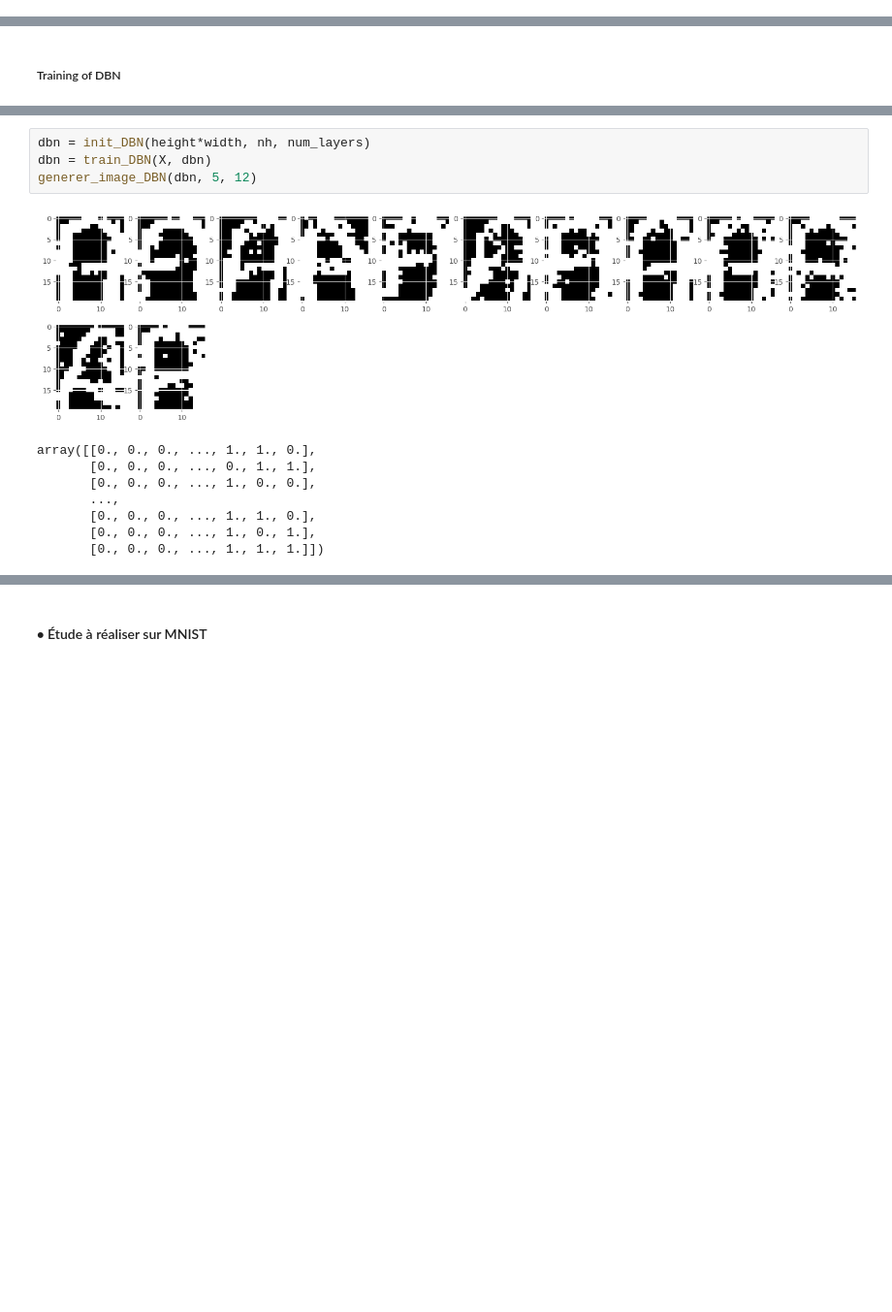
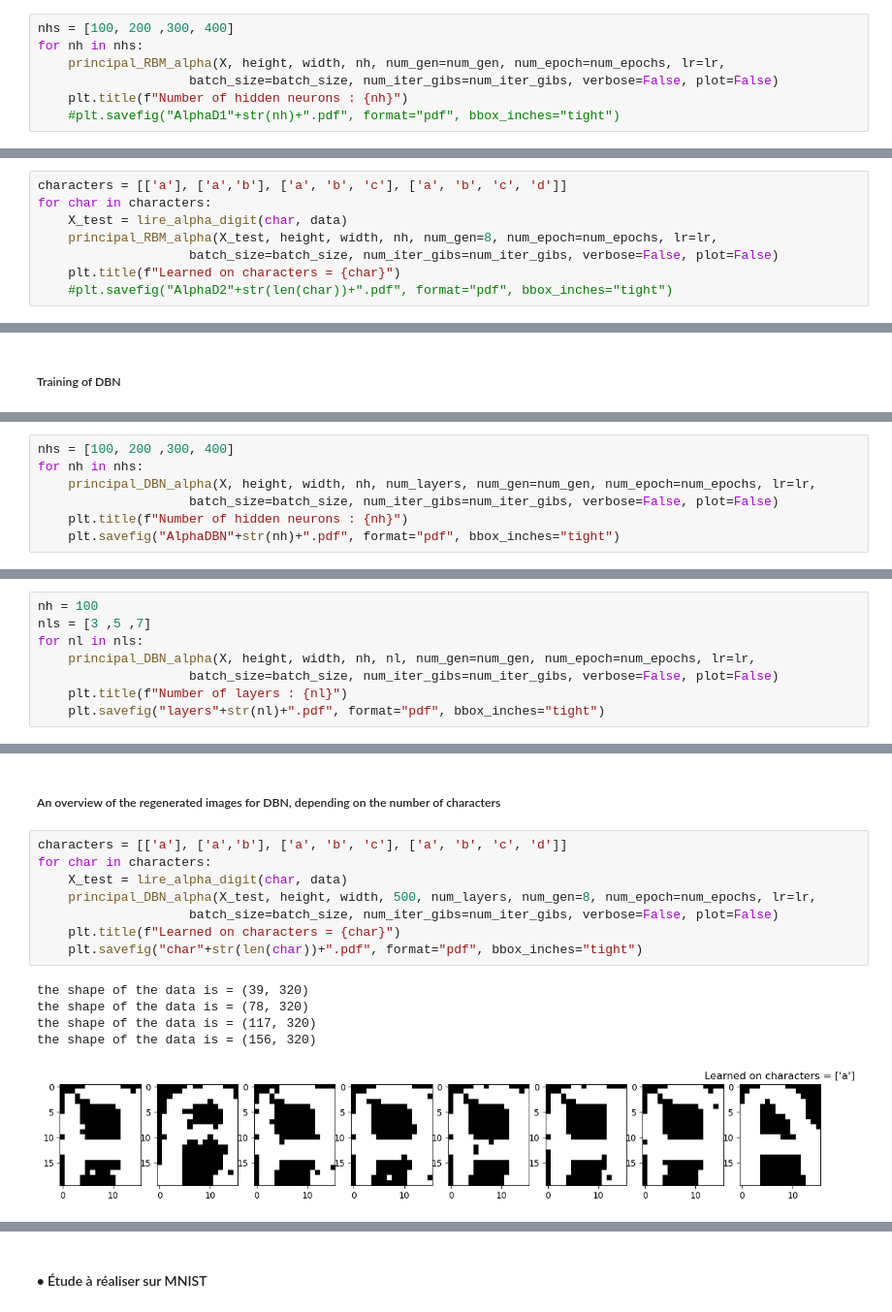
Before and after one commit to Sajjad-scbas/RBM_from_Scratch, a Jupyter notebook: Project_DLII.ipynb, the cells around one changed output, grey strips where cells are left out. Shown at 97% size. Drawn from its saved outputs; the diff is of its cells as text; blank space fills up the shorter version.

```diff
--- a/Project_DLII.ipynb
+++ b/Project_DLII.ipynb
@@ -394,0 +367,7 @@ X_generated = generer_image_RBM(rbm, num_iter_gibs=5, num_gen=12)
+# %%
+nhs = [100, 200 ,300, 400]
+for nh in nhs:
+    principal_RBM_alpha(X, height, width, nh, num_gen=num_gen, num_epoch=num_epochs, lr=lr,
+                    batch_size=batch_size, num_iter_gibs=num_iter_gibs, verbose=False, plot=False)
+    plt.title(f"Number of hidden neurons : {nh}")
+    #plt.savefig("AlphaD1"+str(nh)+".pdf", format="pdf", bbox_inches="tight")
@@ -394,0 +381,8 @@ X_generated = generer_image_RBM(rbm, num_iter_gibs=5, num_gen=12)
+# %%
+characters = [['a'], ['a','b'], ['a', 'b', 'c'], ['a', 'b', 'c', 'd']]
+for char in characters:
+    X_test = lire_alpha_digit(char, data)
+    principal_RBM_alpha(X_test, height, width, nh, num_gen=8, num_epoch=num_epochs, lr=lr,
+                    batch_size=batch_size, num_iter_gibs=num_iter_gibs, verbose=False, plot=False)
+    plt.title(f"Learned on characters = {char}")
+    #plt.savefig("AlphaD2"+str(len(char))+".pdf", format="pdf", bbox_inches="tight")
@@ -396,0 +402,7 @@ X_generated = generer_image_RBM(rbm, num_iter_gibs=5, num_gen=12)
+# %%
+nhs = [100, 200 ,300, 400]
+for nh in nhs:
+    principal_DBN_alpha(X, height, width, nh, num_layers, num_gen=num_gen, num_epoch=num_epochs, lr=lr,
+                    batch_size=batch_size, num_iter_gibs=num_iter_gibs, verbose=False, plot=False)
+    plt.title(f"Number of hidden neurons : {nh}")
+    plt.savefig("AlphaDBN"+str(nh)+".pdf", format="pdf", bbox_inches="tight")
@@ -396,0 +416,8 @@ X_generated = generer_image_RBM(rbm, num_iter_gibs=5, num_gen=12)
+# %%
+nh = 100
+nls = [3 ,5 ,7]
+for nl in nls:
+    principal_DBN_alpha(X, height, width, nh, nl, num_gen=num_gen, num_epoch=num_epochs, lr=lr,
+                    batch_size=batch_size, num_iter_gibs=num_iter_gibs, verbose=False, plot=False)
+    plt.title(f"Number of layers : {nl}")
+    plt.savefig("layers"+str(nl)+".pdf", format="pdf", bbox_inches="tight")
@@ -397,13 +428,16 @@ X_generated = generer_image_RBM(rbm, num_iter_gibs=5, num_gen=12)
+# %% [markdown]
+##### An overview of the regenerated images for DBN, depending on the number of characters
 # %%
-dbn = init_DBN(height*width, nh, num_layers)
-dbn = train_DBN(X, dbn)
-generer_image_DBN(dbn, 5, 12)
+characters = [['a'], ['a','b'], ['a', 'b', 'c'], ['a', 'b', 'c', 'd']]
+for char in characters:
+    X_test = lire_alpha_digit(char, data)
+    principal_DBN_alpha(X_test, height, width, 500, num_layers, num_gen=8, num_epoch=num_epochs, lr=lr,
+                    batch_size=batch_size, num_iter_gibs=num_iter_gibs, verbose=False, plot=False)
+    plt.title(f"Learned on characters = {char}")
+    plt.savefig("char"+str(len(char))+".pdf", format="pdf", bbox_inches="tight")
 # %% [output]
+the shape of the data is = (39, 320)
+the shape of the data is = (78, 320)
+the shape of the data is = (117, 320)
+the shape of the data is = (156, 320)
-[figure, old version]
+[figure, new version]
-array([[0., 0., 0., ..., 1., 1., 0.],
-       [0., 0., 0., ..., 0., 1., 1.],
-       [0., 0., 0., ..., 1., 0., 0.],
-       ...,
-       [0., 0., 0., ..., 1., 1., 0.],
-       [0., 0., 0., ..., 1., 0., 1.],
-       [0., 0., 0., ..., 1., 1., 1.]])
```
Also changed, not shown: parts of 34 cells of this notebook.
